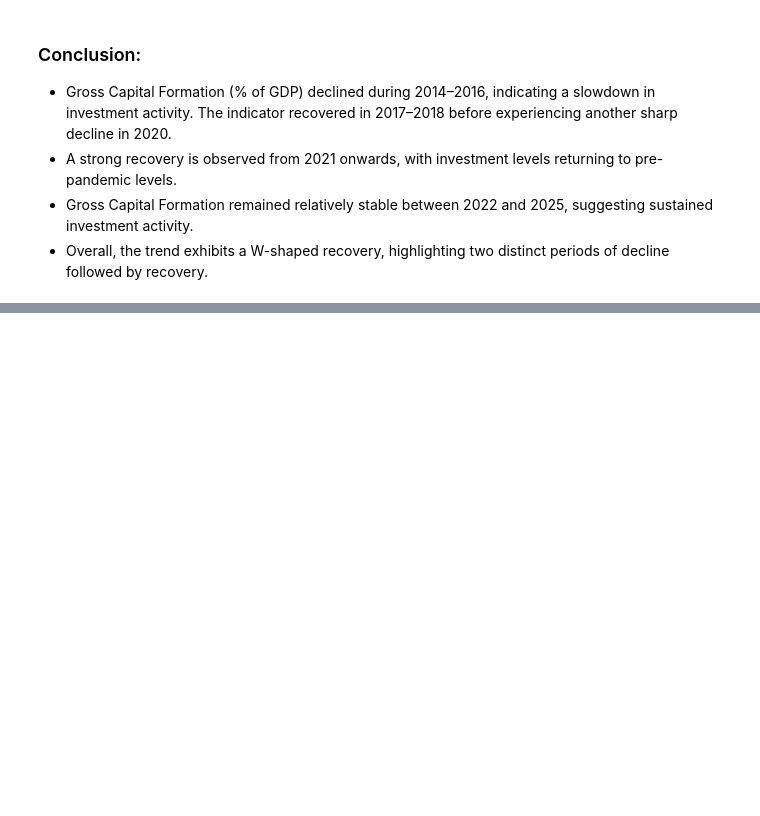
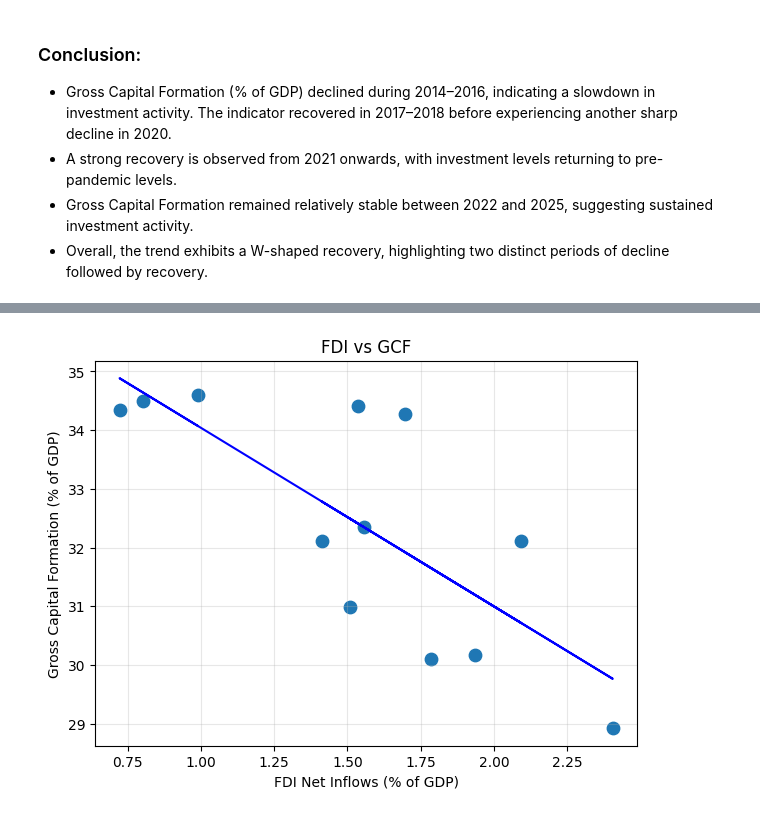
Before and after one commit to Sayan-Modak/Investment_Analysis-EDA, a Jupyter notebook: Notebooks/Economic_EDA_.ipynb, the cells around one changed output, grey strips where cells are left out. Cells and saved outputs as stored; diff of their text form; code cells hidden in the pictures; blank space fills up the shorter version.

```diff
--- a/Notebooks/Economic_EDA_.ipynb
+++ b/Notebooks/Economic_EDA_.ipynb
@@ -335,0 +442,30 @@ dtype: object
+# %%
+# Adding a regression line which will helpo reveal the overall trend
+m, b = np.polyfit(
+    compare_df["FDI"],
+    compare_df["GCF"],
+    1
+)
+
+plt.figure(figsize=(7,5))
+
+plt.scatter(
+    compare_df["FDI"],
+    compare_df["GCF"],
+    s=80
+)
+
+plt.plot(
+    compare_df["FDI"],
+    m * compare_df["FDI"] + b,
+    color="blue"
+)
+
+plt.title("FDI vs GCF")
+plt.xlabel("FDI Net Inflows (% of GDP)")
+plt.ylabel("Gross Capital Formation (% of GDP)")
+
+plt.grid(alpha=0.3)
+plt.show()
+# %% [output]
+[figure, added]
```
Also changed, not shown: parts of 13 cells of this notebook.
